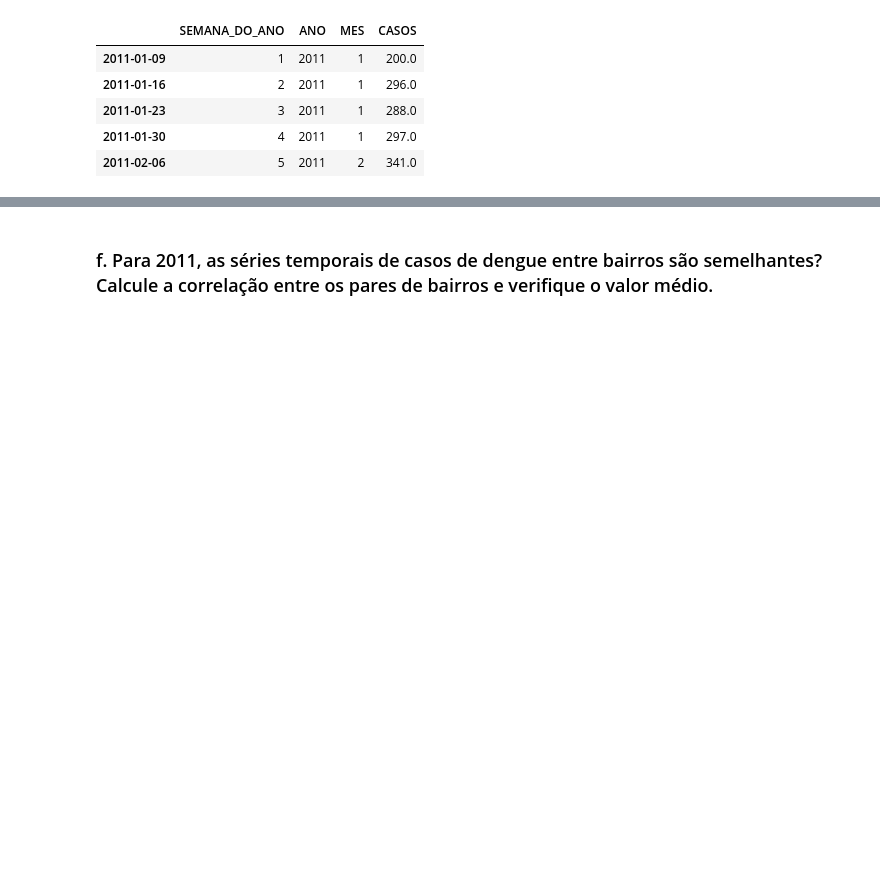
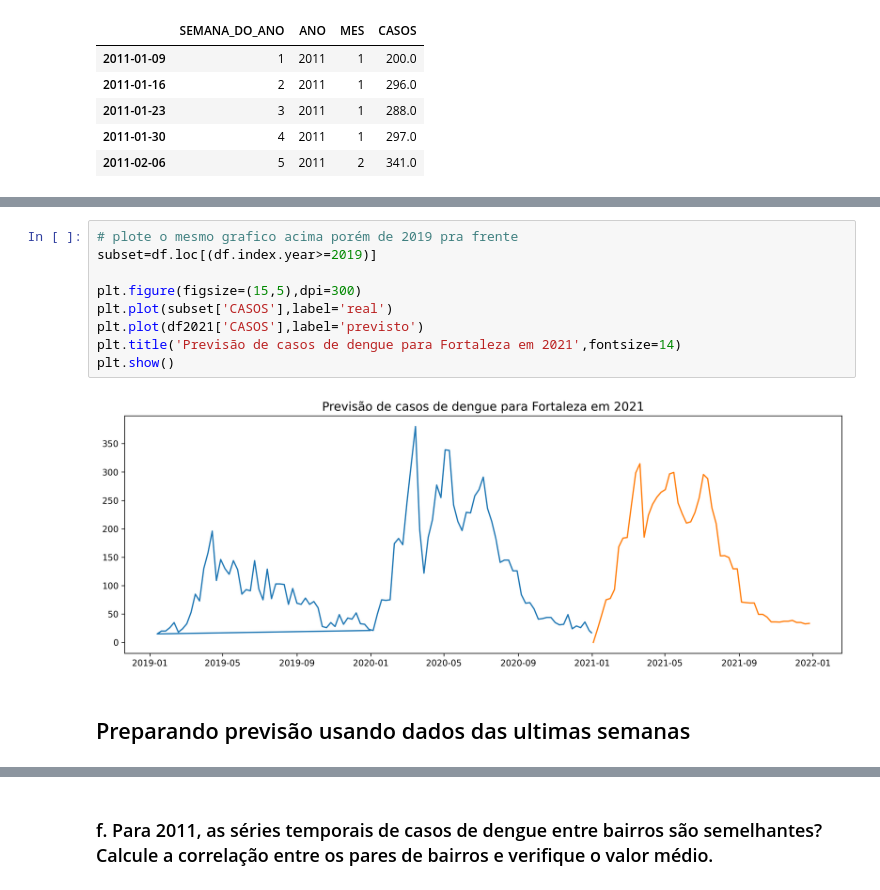
Before and after one commit to clairtonluz/MBA-em-ciencia-de-dados, a Jupyter notebook: Previsão de Series Temporais/exercicios/EXERCICIO_2.ipynb, the cells around one changed output, grey strips where cells are left out. Drawn from its saved outputs; the diff is of its cells as text; blank space fills up the shorter version.

```diff
--- a/Previsão de Series Temporais/exercicios/EXERCICIO_2.ipynb
+++ b/Previsão de Series Temporais/exercicios/EXERCICIO_2.ipynb
@@ -353,0 +304,13 @@ serisfinal
+# %%
+# plote o mesmo grafico acima porém de 2019 pra frente
+subset=df.loc[(df.index.year>=2019)]
+
+plt.figure(figsize=(15,5),dpi=300)
+plt.plot(subset['CASOS'],label='real')
+plt.plot(df2021['CASOS'],label='previsto')
+plt.title('Previsão de casos de dengue para Fortaleza em 2021',fontsize=14)
+plt.show()
+# %% [output]
+[figure, added]
+# %% [markdown]
+## Preparando previsão usando dados das ultimas semanas
```
Also changed, not shown: parts of 37 cells of this notebook.
